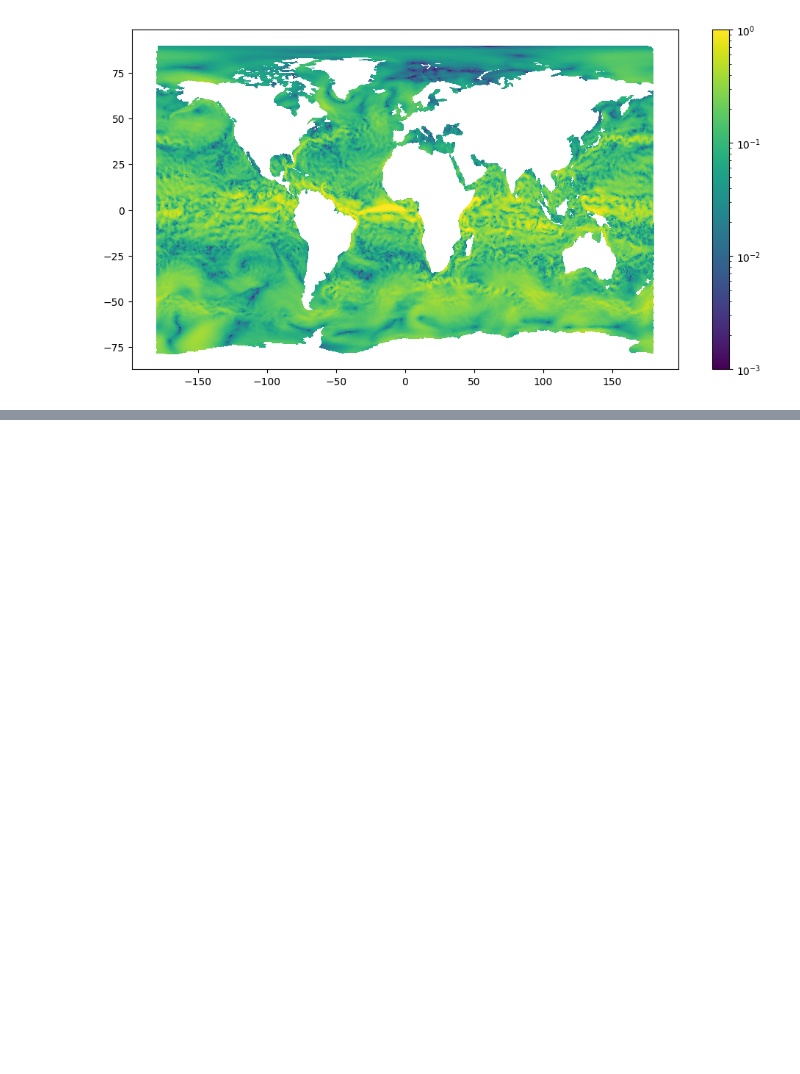
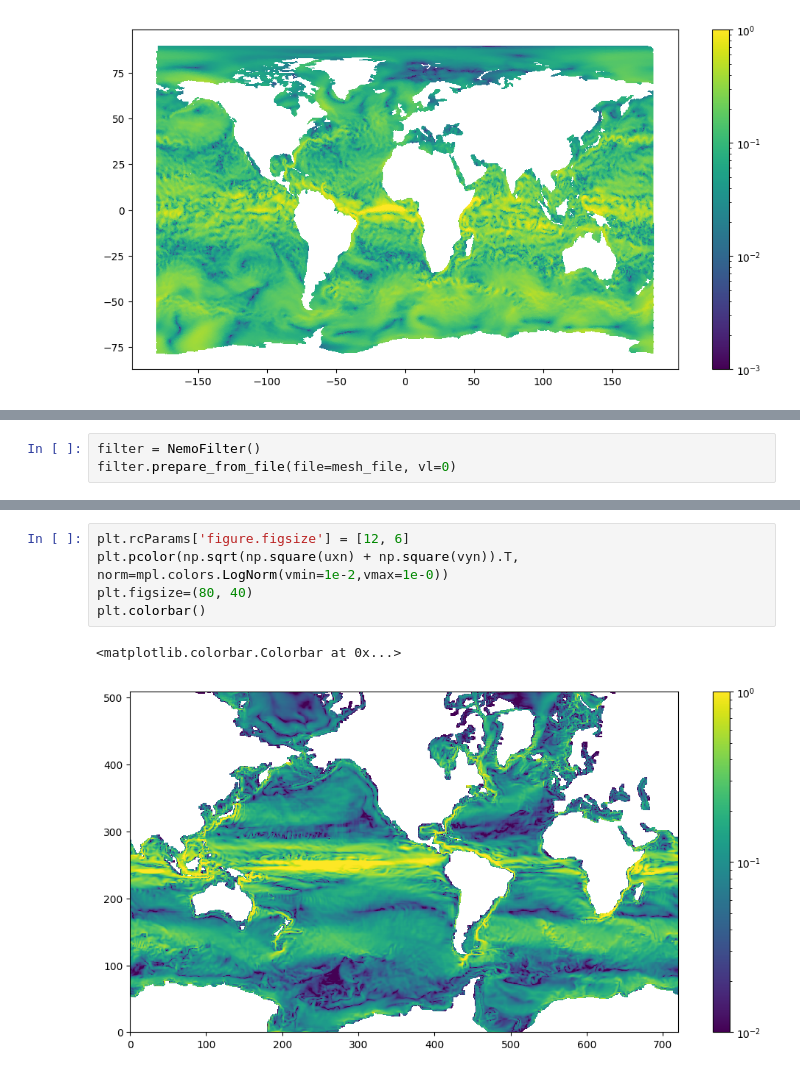
Before and after one commit to FESOM/implicit_filter, a Jupyter notebook: examples/variable_filter_scales.ipynb, the cells around one changed output, grey strips where cells are left out. Saved outputs shown, nothing was run; the diff lists cells and outputs as text; blank space fills up the shorter version.

```diff
--- a/examples/variable_filter_scales.ipynb
+++ b/examples/variable_filter_scales.ipynb
@@ -81,0 +89,3 @@ plt.colorbar()
+# %%
+filter = NemoFilter()
+filter.prepare_from_file(file=mesh_file, vl=0)
@@ -81,0 +128,8 @@ plt.colorbar()
+# %%
+plt.rcParams['figure.figsize'] = [12, 6]
+plt.pcolor(np.sqrt(np.square(uxn) + np.square(vyn)).T, norm=mpl.colors.LogNorm(vmin=1e-2,vmax=1e-0))
+plt.figsize=(80, 40)
+plt.colorbar()
+# %% [output]
+<matplotlib.colorbar.Colorbar at 0x...>
+[figure, added]
```
Also changed, not shown: parts of 11 cells of this notebook, 2 other files.
